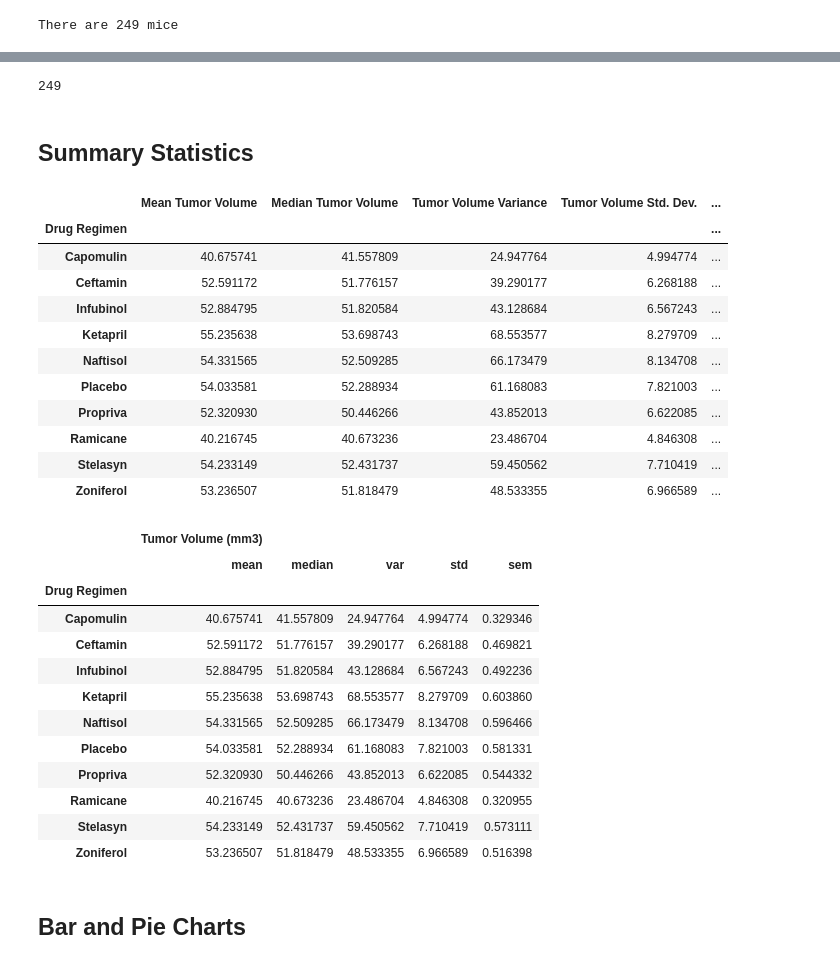
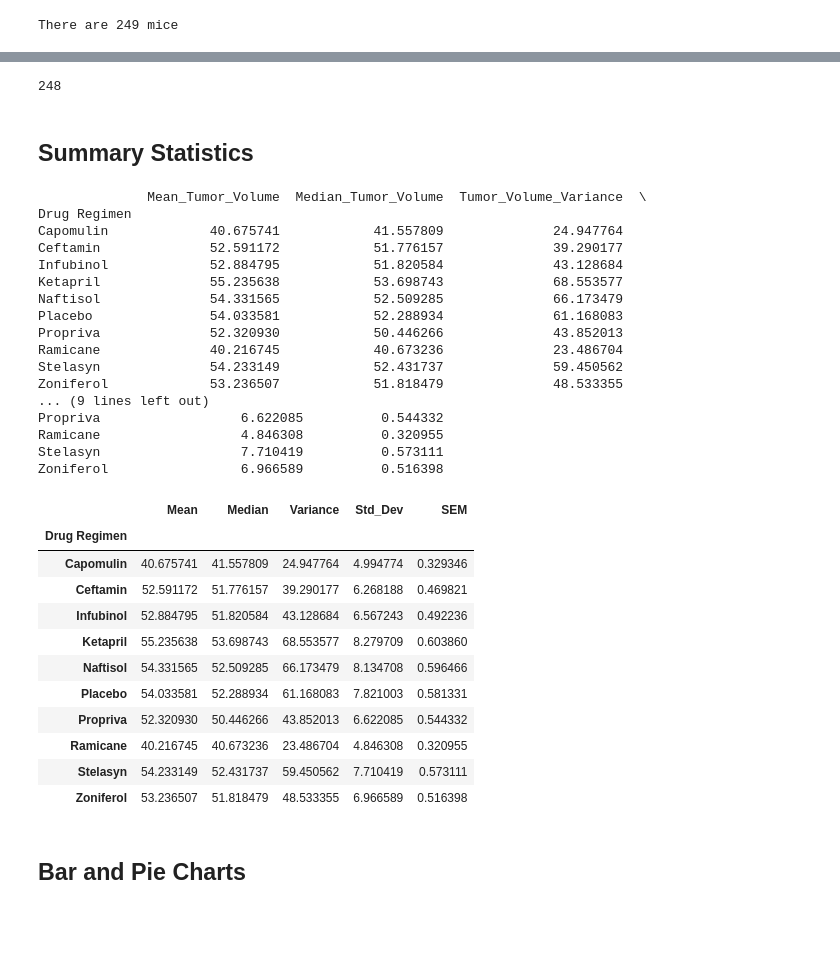
Before and after one commit to matthewjgarcia/Data_Visualization, a Jupyter notebook: pymaceuticals_starter.ipynb, the cells around one changed output, grey strips where cells are left out. Drawn from its saved outputs; the diff is of its cells as text; code cells hidden in the pictures; blank space fills up the shorter version.

Commit message:
Was able to get the summary stats working after some time

```diff
--- a/pymaceuticals_starter.ipynb
+++ b/pymaceuticals_starter.ipynb
@@ -20,9 +20,11 @@ mouse_metadata = pd.read_csv(mouse_metadata_path)
 study_results = pd.read_csv(study_results_path)
 
 # Combine the data into a single DataFrame
-print(mouse_metadata.columns)
-print(study_results.columns)
-combined_data = pd.merge(mouse_metadata, study_results, on="Mouse ID", how= "outer")
+#print(mouse_metadata.columns)
+#print(study_results.columns)
+combined_data = pd.merge(mouse_metadata, study_results, on="Mouse ID", how= "right")
+combined_data = combined_data[['Mouse ID', 'Timepoint', 'Tumor Volume (mm3)', 'Metastatic Sites',
+                               'Drug Regimen', 'Sex', 'Age_months', 'Weight (g)']]
 
 # Display the data table for preview
 print(combined_data.head())
@@ -51,6 +51,6 @@ There are 249 mice
 # %%
 # Our data should be uniquely identified by Mouse ID and Timepoint
 # Get the duplicate mice by ID number that shows up for Mouse ID and Timepoint.
-dupes = combined_data.loc[combined_data.duplicated(subset=["Mouse ID", "Timepoint"]), "Mouse ID"]
+dupes = combined_data.loc[combined_data.duplicated(subset=["Mouse ID", "Timepoint",]), "Mouse ID"].unique()
 dupes
 # %% [output]
@@ -79,7 +77,7 @@ cleaned_df.head()
 cleaned_mice_num = len(cleaned_df["Mouse ID"].value_counts())
 cleaned_mice_num
 # %% [output]
-249
+248
 # %% [markdown]
 ## Summary Statistics
 # %%
@@ -88,27 +86,58 @@ cleaned_mice_num
 # Use groupby and summary statistical methods to calculate the following properties of each drug regimen:
 # mean, median, variance, standard deviation, and SEM of the tumor volume.
 # Assemble the resulting series into a single summary DataFrame.
+# grouped = (cleaned_df.groupby(['Drug Regimen', 'Tumor Volume (mm3)']))
+# mean = grouped.mean()
+# Was trying it this way but was not working, gonna have to dive deeper to figure out why
+summary_df = cleaned_df.groupby('Drug Regimen')['Tumor Volume (mm3)'].agg(
+    Mean='mean',
+    Median='median',
+    Variance='var',
+    Std_Dev='std',
+    SEM='sem'
+)
+column_names_mapping = {
+    'Mean': 'Mean_Tumor_Volume',
+    'Median': 'Median_Tumor_Volume',
+    'Variance': 'Tumor_Volume_Variance',
+    'Std_Dev': 'Tumor_Volume_Std_Dev',
+    'SEM': 'Tumor_Volume_SEM'
+}
+summary_df = summary_df.rename(columns= column_names_mapping)
+print(summary_df)
 # %% [output]
-|  | Mean Tumor Volume | Median Tumor Volume | Tumor Volume Variance | Tumor Volume Std. Dev. | ... |
-| Drug Regimen |  |  |  |  | ... |
-| Capomulin | 40.675741 | 41.557809 | 24.947764 | 4.994774 | ... |
-| Ceftamin | 52.591172 | 51.776157 | 39.290177 | 6.268188 | ... |
-| Infubinol | 52.884795 | 51.820584 | 43.128684 | 6.567243 | ... |
-| Ketapril | 55.235638 | 53.698743 | 68.553577 | 8.279709 | ... |
-| Naftisol | 54.331565 | 52.509285 | 66.173479 | 8.134708 | ... |
-| Placebo | 54.033581 | 52.288934 | 61.168083 | 7.821003 | ... |
-| Propriva | 52.320930 | 50.446266 | 43.852013 | 6.622085 | ... |
-| Ramicane | 40.216745 | 40.673236 | 23.486704 | 4.846308 | ... |
-| Stelasyn | 54.233149 | 52.431737 | 59.450562 | 7.710419 | ... |
-| Zoniferol | 53.236507 | 51.818479 | 48.533355 | 6.966589 | ... |
+              Mean_Tumor_Volume  Median_Tumor_Volume  Tumor_Volume_Variance  \
+Drug Regimen
+Capomulin             40.675741            41.557809              24.947764
+Ceftamin              52.591172            51.776157              39.290177
+Infubinol             52.884795            51.820584              43.128684
+Ketapril              55.235638            53.698743              68.553577
+Naftisol              54.331565            52.509285              66.173479
+Placebo               54.033581            52.288934              61.168083
+Propriva              52.320930            50.446266              43.852013
+Ramicane              40.216745            40.673236              23.486704
+Stelasyn              54.233149            52.431737              59.450562
+Zoniferol             53.236507            51.818479              48.533355
+... (9 lines left out)
+Propriva                  6.622085          0.544332
+Ramicane                  4.846308          0.320955
+Stelasyn                  7.710419          0.573111
+Zoniferol                 6.966589          0.516398
 # %%
 # A more advanced method to generate a summary statistics table of mean, median, variance, standard deviation,
 # and SEM of the tumor volume for each regimen (only one method is required in the solution)
 
 # Using the aggregation method, produce the same summary statistics in a single line
+summary_df = cleaned_df.groupby('Drug Regimen')['Tumor Volume (mm3)'].agg(
+    Mean='mean',
+    Median='median',
+    Variance='var',
+    Std_Dev='std',
+    SEM='sem'
+)
+summary_df
 # %% [output]
-|  | Tumor Volume (mm3) |  |  |  |  |
-|  | mean | median | var | std | sem |
+|  | Mean | Median | Variance | Std_Dev | SEM |
 | Drug Regimen |  |  |  |  |  |
 | Capomulin | 40.675741 | 41.557809 | 24.947764 | 4.994774 | 0.329346 |
 | Ceftamin | 52.591172 | 51.776157 | 39.290177 | 6.268188 | 0.469821 |
```
Also changed, not shown: parts of 4 cells of this notebook.
